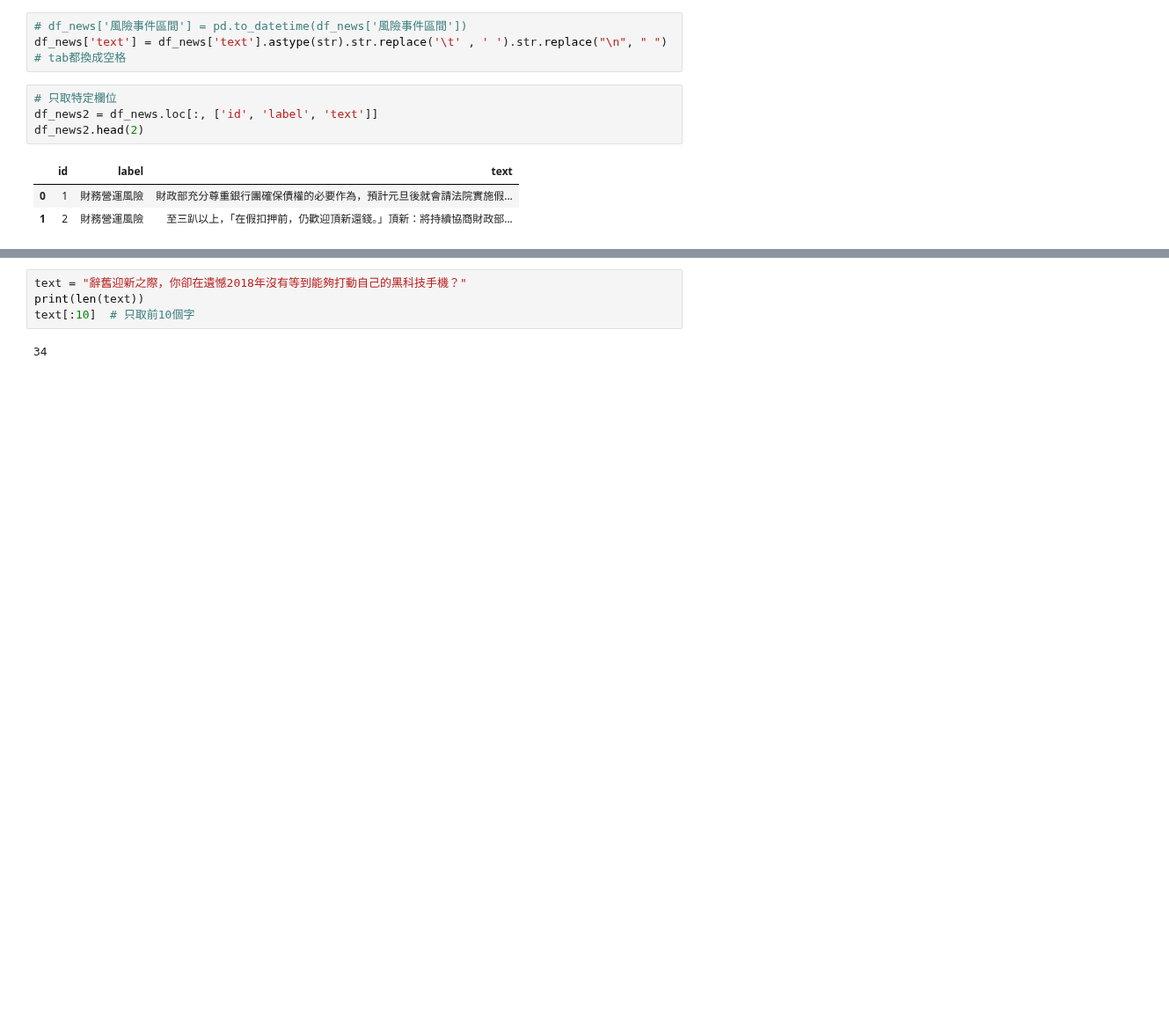
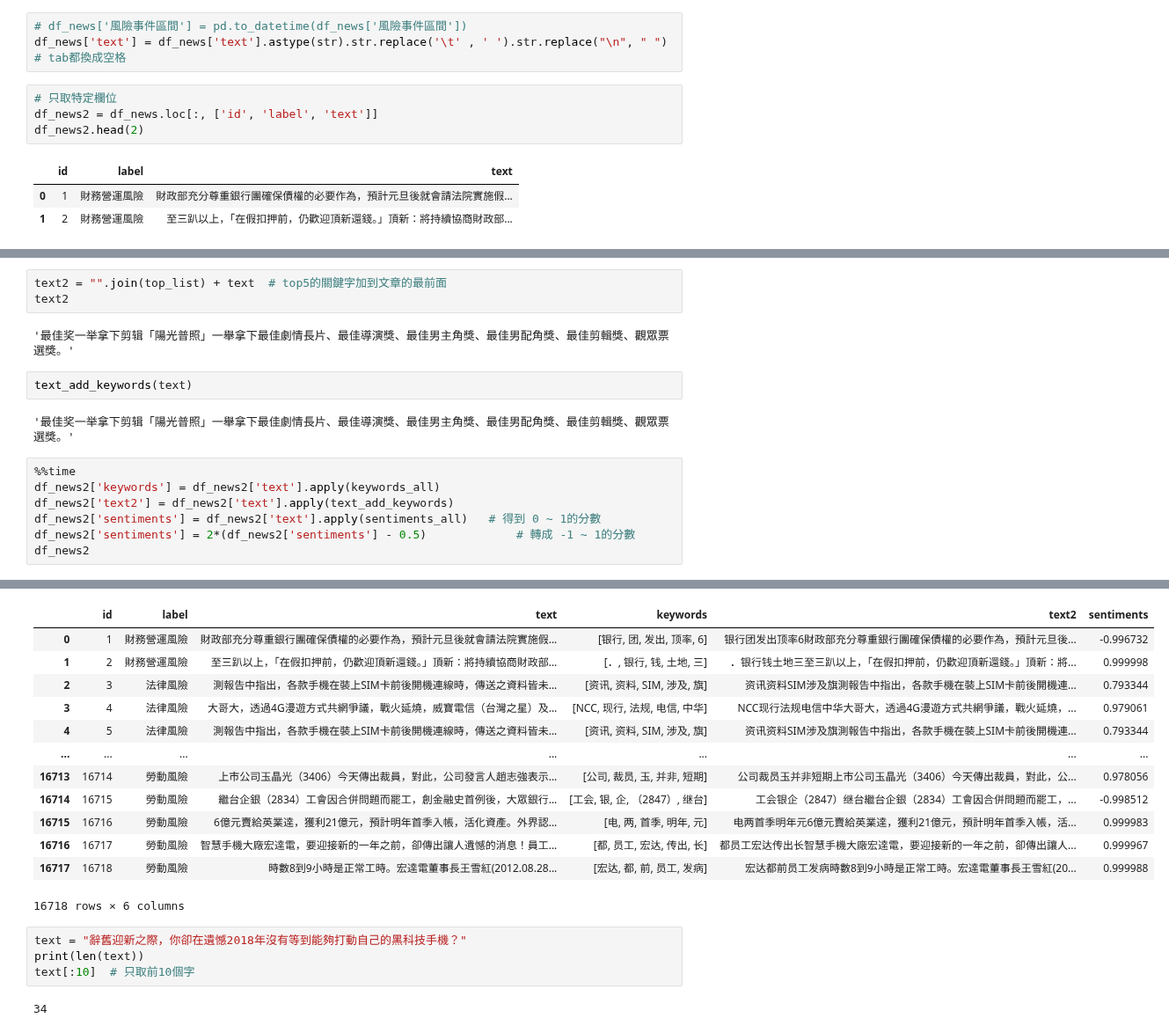
Before and after one commit to roccqqck/news_bert, a Jupyter notebook: 1.eland_csv_to_tsv.ipynb, the cells around one changed output, grey strips where cells are left out. Shown at 88% size. Saved outputs shown, nothing was run; the diff lists cells and outputs as text; blank space fills up the shorter version.

```diff
--- a/1.eland_csv_to_tsv.ipynb
+++ b/1.eland_csv_to_tsv.ipynb
@@ -51,0 +91,17 @@ df_news2.head(2)
+# %%
+text2 = "".join(top_list) + text  # top5的關鍵字加到文章的最前面
+text2
+# %% [output]
+'最佳奖一举拿下剪辑「陽光普照」一舉拿下最佳劇情長片、最佳導演獎、最佳男主角獎、最佳男配角獎、最佳剪輯獎、觀眾票選獎。'
+# %%
+text_add_keywords(text)
+# %% [output]
+'最佳奖一举拿下剪辑「陽光普照」一舉拿下最佳劇情長片、最佳導演獎、最佳男主角獎、最佳男配角獎、最佳剪輯獎、觀眾票選獎。'
+# %%
+%%time
+df_news2['keywords'] = df_news2['text'].apply(keywords_all)
+df_news2['text2'] = df_news2['text'].apply(text_add_keywords)
+df_news2['sentiments'] = df_news2['text'].apply(sentiments_all)   # 得到 0 ~ 1的分數
+df_news2['sentiments'] = 2*(df_news2['sentiments'] - 0.5)             # 轉成 -1 ~ 1的分數
+df_news2
+# %% [output]
@@ -52,3 +110,16 @@ df_news2.head(2)
+|  | id | label | text | keywords | text2 | sentiments |
+| 0 | 1 | 財務營運風險 | 財政部充分尊重銀行團確保債權的必要作為，預計元旦後就會請法院實施假... | [银行, 团, 发出, 顶率, 6] | 银行团发出顶率6財政部充分尊重銀行團確保債權的必要作為，預計元旦後... | -0.996732 |
+| 1 | 2 | 財務營運風險 | 至三趴以上，「在假扣押前，仍歡迎頂新還錢。」頂新：將持續協商財政部... | [．, 银行, 钱, 土地, 三] | ．银行钱土地三至三趴以上，「在假扣押前，仍歡迎頂新還錢。」頂新：將... | 0.999998 |
+| 2 | 3 | 法律風險 | 測報告中指出，各款手機在裝上SIM卡前後開機連線時，傳送之資料皆未... | [资讯, 资料, SIM, 涉及, 旗] | 资讯资料SIM涉及旗測報告中指出，各款手機在裝上SIM卡前後開機連... | 0.793344 |
+| 3 | 4 | 法律風險 | 大哥大，透過4G漫遊方式共網爭議，戰火延燒，威寶電信（台灣之星）及... | [NCC, 现行, 法规, 电信, 中华] | NCC现行法规电信中华大哥大，透過4G漫遊方式共網爭議，戰火延燒，... | 0.979061 |
+| 4 | 5 | 法律風險 | 測報告中指出，各款手機在裝上SIM卡前後開機連線時，傳送之資料皆未... | [资讯, 资料, SIM, 涉及, 旗] | 资讯资料SIM涉及旗測報告中指出，各款手機在裝上SIM卡前後開機連... | 0.793344 |
+| ... | ... | ... | ... | ... | ... | ... |
+| 16713 | 16714 | 勞動風險 | 上市公司玉晶光（3406）今天傳出裁員，對此，公司發言人趙志強表示... | [公司, 裁员, 玉, 并非, 短期] | 公司裁员玉并非短期上市公司玉晶光（3406）今天傳出裁員，對此，公... | 0.978056 |
+| 16714 | 16715 | 勞動風險 | 繼台企銀（2834）工會因合併問題而罷工，創金融史首例後，大眾銀行... | [工会, 银, 企, （2847）, 继台] | 工会银企（2847）继台繼台企銀（2834）工會因合併問題而罷工，... | -0.998512 |
+| 16715 | 16716 | 勞動風險 | 6億元賣給英業達，獲利21億元，預計明年首季入帳，活化資產。外界認... | [电, 两, 首季, 明年, 元] | 电两首季明年元6億元賣給英業達，獲利21億元，預計明年首季入帳，活... | 0.999983 |
+| 16716 | 16717 | 勞動風險 | 智慧手機大廠宏達電，要迎接新的一年之前，卻傳出讓人遺憾的消息！員工... | [都, 员工, 宏达, 传出, 长] | 都员工宏达传出长智慧手機大廠宏達電，要迎接新的一年之前，卻傳出讓人... | 0.999967 |
+| 16717 | 16718 | 勞動風險 | 時數8到9小時是正常工時。宏達電董事長王雪紅(2012.08.28... | [宏达, 都, 前, 员工, 发病] | 宏达都前员工发病時數8到9小時是正常工時。宏達電董事長王雪紅(20... | 0.999988 |
+16718 rows × 6 columns
 # %%
 text = "辭舊迎新之際，你卻在遺憾2018年沒有等到能夠打動自己的黑科技手機？"
 print(len(text))
```
Also changed, not shown: parts of 16 cells of this notebook.
